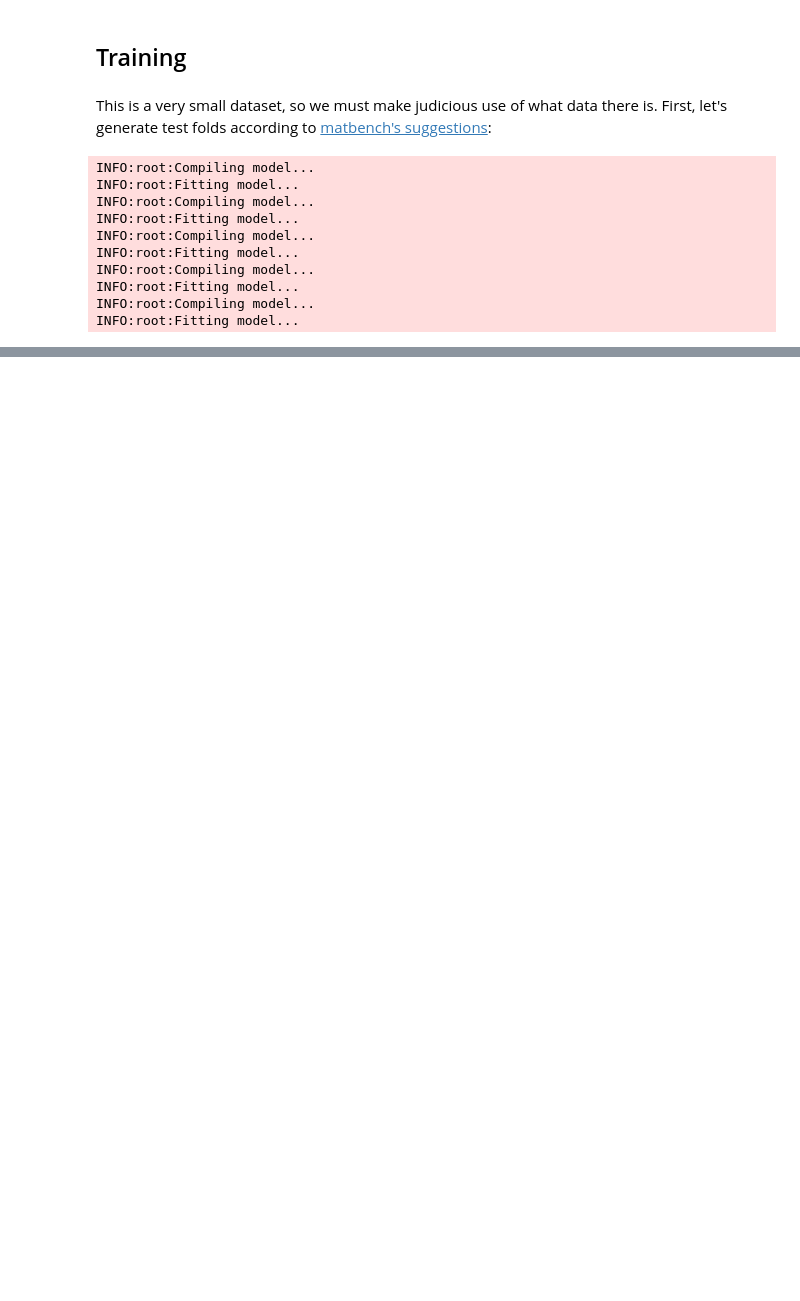
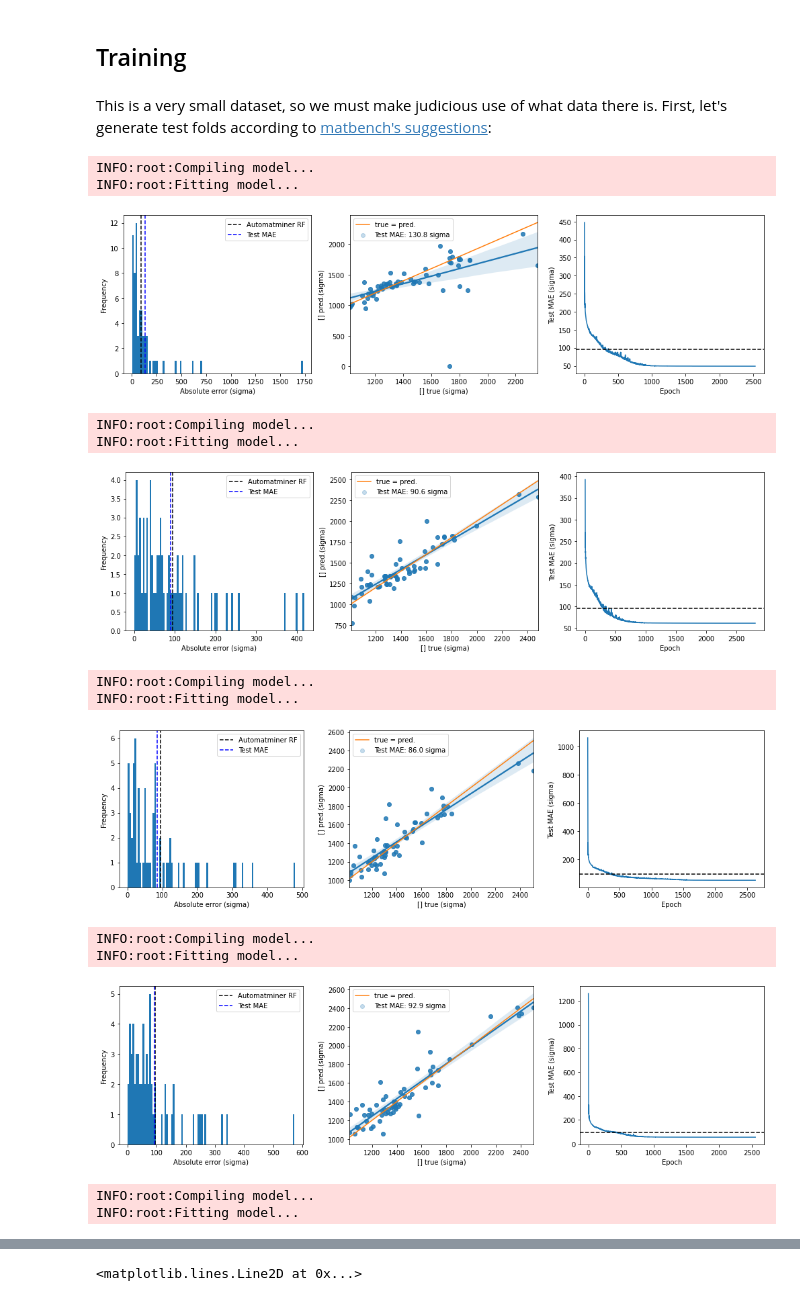
Before and after one commit to modl-uclouvain/modnet-matbench, a Jupyter notebook: matbench_steels/steel_benchmark.ipynb, the cells around one changed output, grey strips where cells are left out. Cells and saved outputs as stored; diff of their text form; code cells hidden in the pictures; blank space fills up the shorter version.

```diff
--- a/matbench_steels/steel_benchmark.ipynb
+++ b/matbench_steels/steel_benchmark.ipynb
@@ -206,54 +225,61 @@ def benchmark(model, data):
 from sklearn.model_selection import KFold
 from modnet.models import MODNetModel
 from tensorflow.keras.callbacks import ReduceLROnPlateau, EarlyStopping
-
-MATBENCH_SEED = 18012019
-
-kf = KFold(n_splits=5, shuffle=True, random_state=MATBENCH_SEED)
-kf_splits = kf.split(data.df_featurized, y=data.df_targets)
 
 verbose = False
 
 callbacks = [
     ReduceLROnPlateau(monitor="loss", factor=0.5, patience=20, mode="auto", min_delta=0.0, verbose=verbose),
     EarlyStopping(monitor="loss", min_delta=0.01, patience=300, mode="auto", baseline=None, restore_best_weights=True, verbose=verbose)
 ]
 
+# rename column as tf doesn't like puncutation/spaces
 data.df_targets.rename(columns={"yield strength (GPa)": "sigma"}, inplace=True)
 
 best_models = []
+maes = []
 
-for train, test in kf_splits:
+for train, test in matbench_kfold_splits(data):
 
     train_moddata, test_moddata = data.split((train, test))
 
     model = MODNetModel(
         [[["sigma"]]],
         {"sigma": 1},
-        num_neurons=([32], [128], [8], []),
-        n_feat=32,
+        num_neurons=([64], [8], [8], []),
+        n_feat=64,
         act="elu",
     )
     model.fit(
         training_data=train_moddata,
-        batch_size=32,
-        epochs=10000,
-        val_data=test_moddata,
+        batch_size=64,
+        epochs=5000,
+        # val_data=test_moddata,
         loss="mae",
-        lr=0.005,
+        lr=0.01,
         verbose=0,
         callbacks=callbacks
     )
 
     best_models.append(model)
+    mae = benchmark(model, test_moddata, 95.2)
+    maes.append(mae)
+
+plt.hist(maes)
+plt.axvline(95.2)
+plt.axvline(np.mean(maes))
 # %% [output]
 INFO:root:Compiling model...
 INFO:root:Fitting model...
-INFO:root:Compiling model...
-INFO:root:Fitting model...
-INFO:root:Compiling model...
-INFO:root:Fitting model...
-INFO:root:Compiling model...
-INFO:root:Fitting model...
-INFO:root:Compiling model...
-INFO:root:Fitting model...
+[figure, added]
+INFO:root:Compiling model...
+INFO:root:Fitting model...
+[figure, added]
+INFO:root:Compiling model...
+INFO:root:Fitting model...
+[figure, added]
+INFO:root:Compiling model...
+INFO:root:Fitting model...
+[figure, added]
+INFO:root:Compiling model...
+INFO:root:Fitting model...
@@ -259,0 +287 @@ INFO:root:Fitting model...
+<matplotlib.lines.Line2D at 0x...>
```
Also changed, not shown: parts of 21 cells of this notebook, 9 other files.
